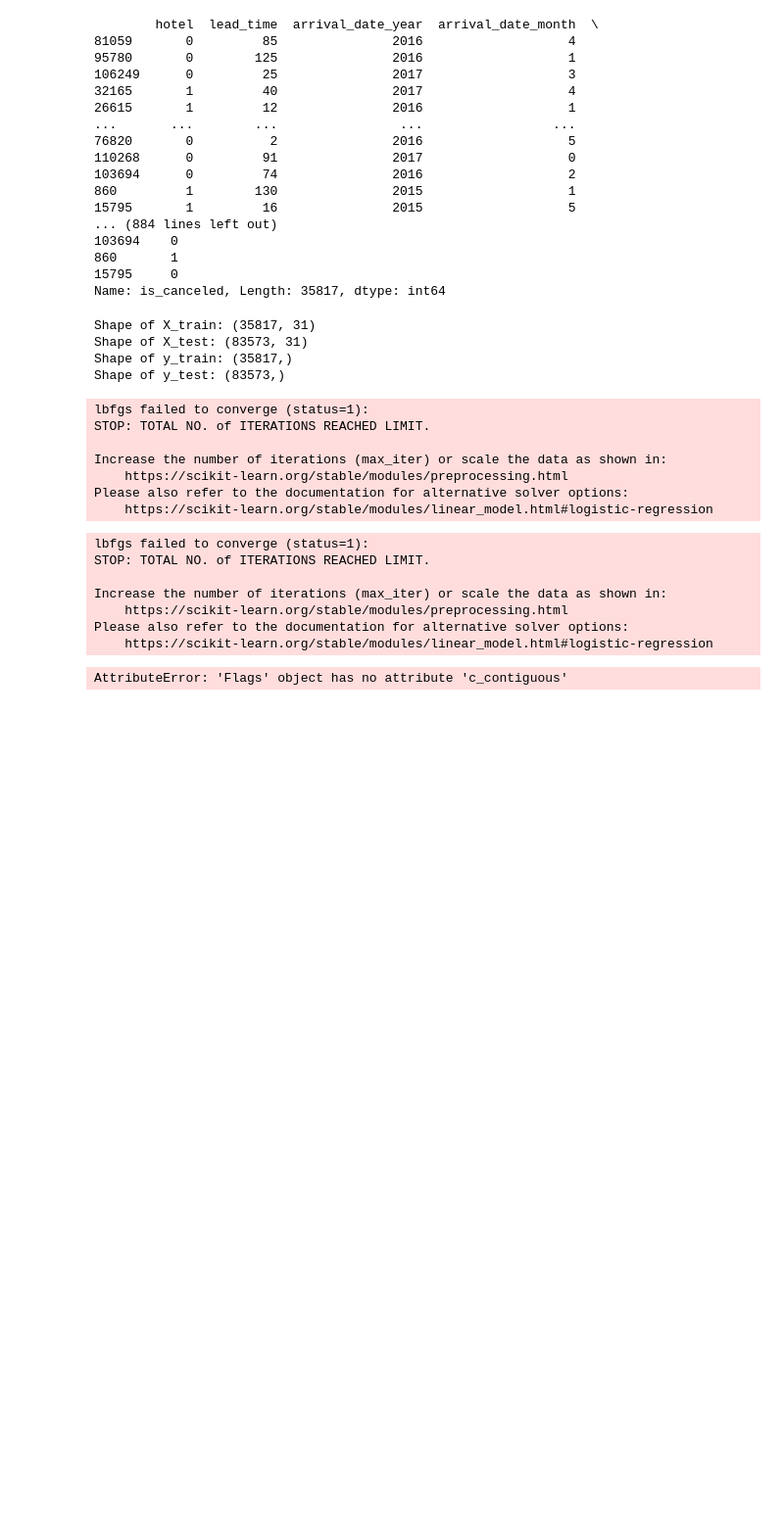
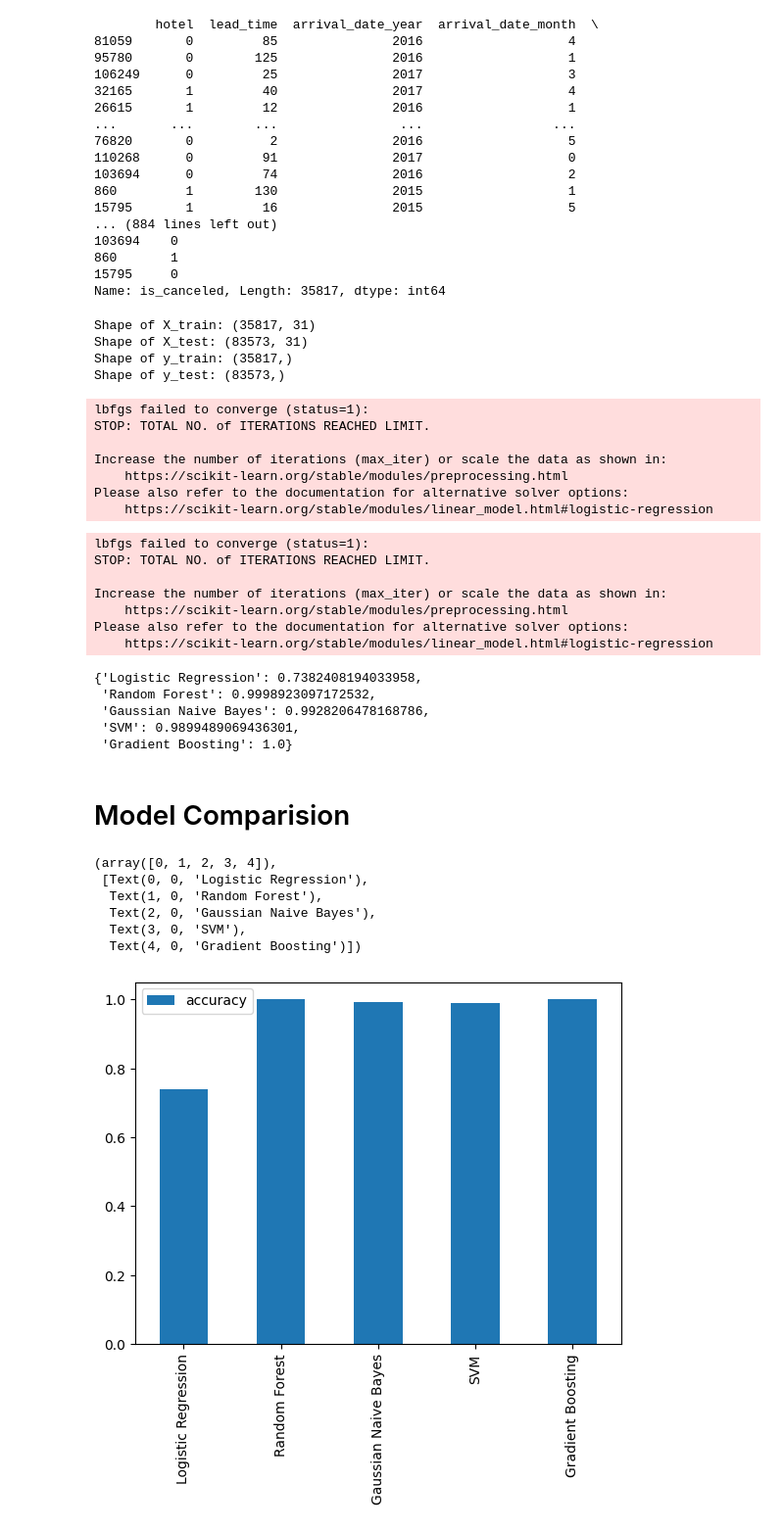
Before and after one commit to Rayansh0071505/Deployed_Hotel_Booking, a Jupyter notebook: file.ipynb, the cells around one changed output. Shown at 98% size. Drawn from its saved outputs; the diff is of its cells as text; code cells hidden in the pictures; blank space fills up the shorter version.

```diff
--- a/file.ipynb
+++ b/file.ipynb
@@ -505,7 +515,7 @@ Please also refer to the documentation for alternative solver options:
 # %%
 # Put models in dicionary
 models = {"Logistic Regression": LogisticRegression(),
-          "KNN":neighbors.KNeighborsClassifier(),
+
           "Random Forest": RandomForestClassifier(),
           "Gaussian Naive Bayes":GaussianNB(),
           "SVM":svm.SVC(kernel='linear'),
@@ -522,7 +532,7 @@ def fit_and_score(models,X_train,X_test,y_train,y_test):
     x_test : testing data
     """
     # set up random seed
-    # np.random.seed(42)
+    np.random.seed(42)
     # Make a dicitionary to keep models
     model_score = {}
     # Loop through models
@@ -533,11 +543,7 @@ def fit_and_score(models,X_train,X_test,y_train,y_test):
         model_score[name]=model.score(X_test,y_test)
     return model_score
 # %%
-model_score = fit_and_score(models=models,
-                           X_train=x_train,
-                           X_test=x_test,
-                           y_train=y_train,
-                           y_test=y_test)
+model_score = fit_and_score(models,x_train,x_test,y_train,y_test)
 model_score
 # %% [output]
 lbfgs failed to converge (status=1):
@@ -547,4 +553,23 @@ Increase the number of iterations (max_iter) or scale the data as shown in:
     https://scikit-learn.org/stable/modules/preprocessing.html
 Please also refer to the documentation for alternative solver options:
     https://scikit-learn.org/stable/modules/linear_model.html#logistic-regression
-AttributeError: 'Flags' object has no attribute 'c_contiguous'
+{'Logistic Regression': 0.7382408194033958,
+ 'Random Forest': 0.9998923097172532,
+ 'Gaussian Naive Bayes': 0.9928206478168786,
+ 'SVM': 0.9899489069436301,
+ 'Gradient Boosting': 1.0}
+# %% [markdown]
+# Model Comparision
+# %%
+model_compare=pd.DataFrame(model_score, index=["accuracy"])
+# model_compare.plot.bar(); # give close bar to each other try it
+model_compare.T.plot.bar()
+plt.xticks(rotation=90)
+# %% [output]
+(array([0, 1, 2, 3, 4]),
+ [Text(0, 0, 'Logistic Regression'),
+  Text(1, 0, 'Random Forest'),
+  Text(2, 0, 'Gaussian Naive Bayes'),
+  Text(3, 0, 'SVM'),
+  Text(4, 0, 'Gradient Boosting')])
+[figure, added]
```
Also changed, not shown: parts of 32 cells of this notebook, 3 other files.
